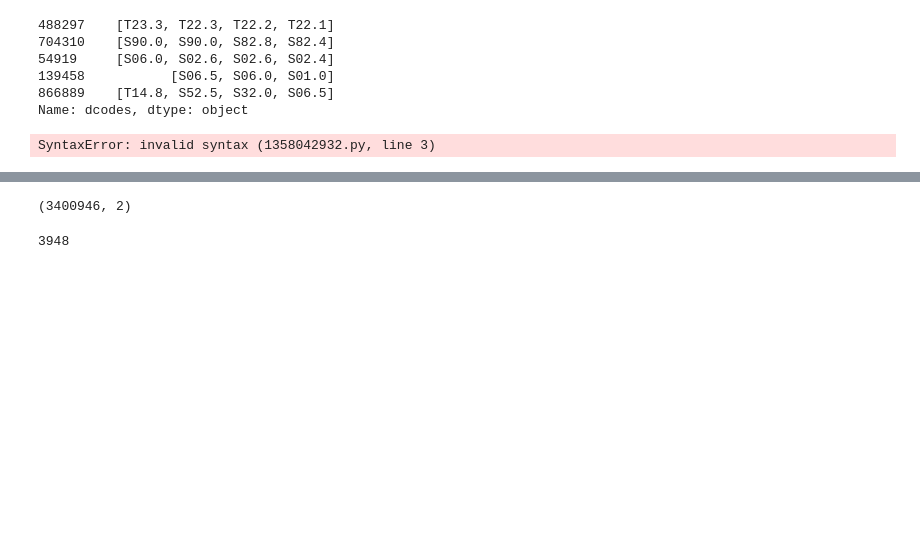
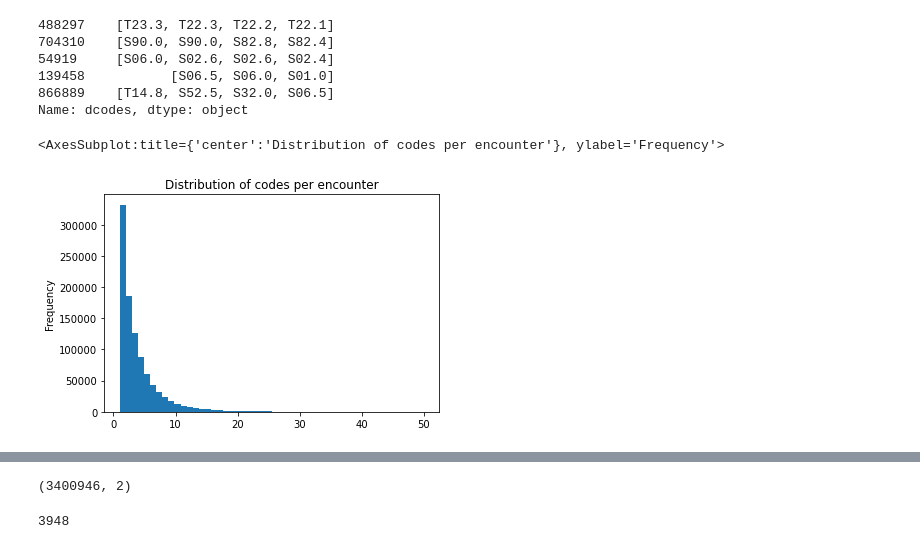
Before and after one commit to mukundpoddar1/trauma_graph, a Jupyter notebook: Chord_Diagram.ipynb, the cells around one changed output, grey strips where cells are left out. Drawn from its saved outputs; the diff is of its cells as text; code cells hidden in the pictures; blank space fills up the shorter version.

```diff
--- a/Chord_Diagram.ipynb
+++ b/Chord_Diagram.ipynb
@@ -68,9 +68,8 @@ def write_to_file(inc_dcode, fname='adj_list.csv'):
 
 write_to_file(adj_list)
 # %%
-df.groupby(['INC_KEY'])['ICD10_DCODE'].count().sort_values(ascending = False).plot.hist(bins=50)
-
-Soo.o and S00.0
+df.groupby(['INC_KEY'])['ICD10_DCODE'].count().sort_values(ascending = False).plot.hist(bins=50, xlabel="Number of codes", title="Distribution of codes per encounter")
 # %% [output]
-SyntaxError: invalid syntax (1358042932.py, line 3)
+<AxesSubplot:title={'center':'Distribution of codes per encounter'}, ylabel='Frequency'>
+[figure, added]
 # %%
```
Also changed, not shown: parts of 4 cells of this notebook.
